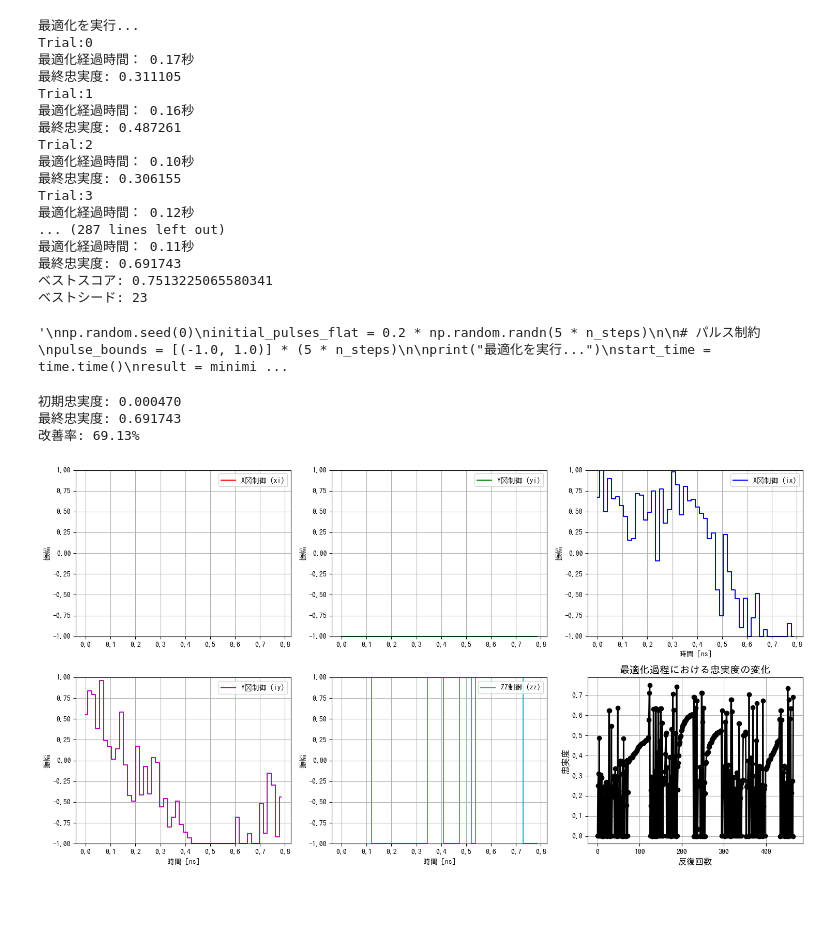
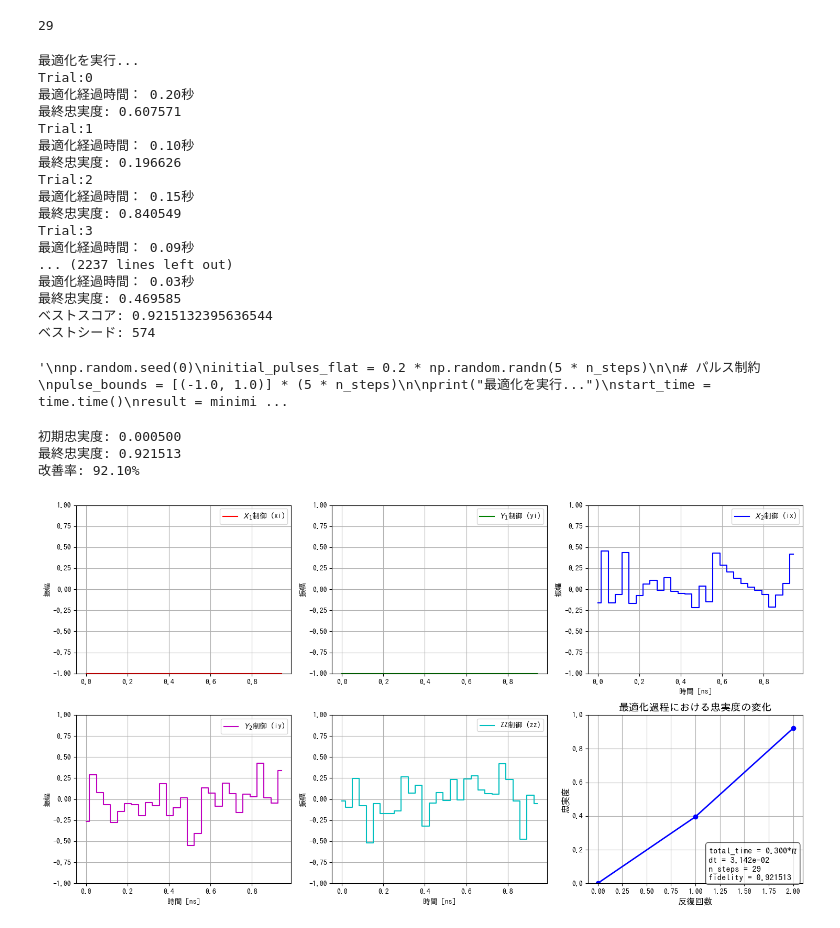
Before and after one commit to IsseiMatsuzoe/QOC-Baseline, a Jupyter notebook: GRAPE_2Q.ipynb, the cells around one changed output. Cells and saved outputs as stored; diff of their text form; code cells hidden in the pictures; blank space fills up the shorter version.

Commit message:
GRAPE_Example.ipynbとGRAPE_twoQubit.ipynbを削除し、GRAPE_2Q.ipynbおよびGRAPE_singleQubit.ipynbのシミュレーションパラメータを修正。最適化経過時間と忠実度の出力を改善し、最適化プロセスの結果表示を強化しました。また、requirements.txtにtqdmとpandasを追加しました。

```diff
--- a/GRAPE_2Q.ipynb
+++ b/GRAPE_2Q.ipynb
@@ -9,9 +9,15 @@ matplotlib.font_manager.fontManager.addfont("fonts/ipag.ttf")
 matplotlib.rcParams['font.family'] = 'IPAGothic'
 # %%
 # シミュレーションパラメータ
-total_time = 0.25*np.pi # ns
-n_steps = 50 #時間スライス数
+total_time = 0.3*np.pi # ns
+"""
+n_steps = 100 #時間スライス数
 dt = total_time / n_steps #スライス幅
+"""
+
+dt = np.pi * 1e-2
+n_steps = int(total_time / dt )
+print(n_steps)
 
 # パウリ行列
 sx = np.array([[0, 1], [1, 0]], dtype=np.complex128)
@@ -24,7 +30,7 @@ xi = np.kron(sx, identity)
 yi = np.kron(sy, identity)
 ix = np.kron(identity, sx)
 iy = np.kron(identity, sy)
-zz = np.kron(sz, sz)
+zz = np.kron(sx, sx)
 
 # 状態
 down = np.array([[0], [1]], dtype=np.complex128)  # |1⟩
@@ -33,6 +39,8 @@ up = np.array([[1], [0]], dtype=np.complex128)    # |0⟩
 # ハミルトニアン
 H_controls = [xi, yi, ix, iy, zz]
 H_drift =  np.kron(np.zeros((2, 2), dtype=np.complex128), np.zeros((2, 2), dtype=np.complex128))
+# %% [output]
+29
 # %%
 initial_state = np.kron(up, up)
 target_state = np.kron(down, up)
@@ -132,8 +140,9 @@ def callback_func(x):
 # %%
 # シミュレーションの実行
 # 初期パルス
-num_trials = 100
+num_trials = 750
 seed_list = range(num_trials)
+history_per_trial = []
 results =[]
 print("最適化を実行...")
 for seed in seed_list:
@@ -144,6 +153,7 @@ for seed in seed_list:
     pulse_bounds = [(-1.0, 1.0)] * (5 * n_steps)
 
     print(f"Trial:{seed}")
+    history = []
     start_time = time.time()
     result = minimize(
         grape_cost_and_grad,
@@ -159,6 +169,7 @@ for seed in seed_list:
     final_fidelity = history[-1] if history else 0
     print(f"最終忠実度: {final_fidelity:.6f}")
     results.append(result)
+    history_per_trial.append({"Trial": seed, "history": history.copy()})
 
 # ベストスコアのインデックスを取得
 best_idx = np.argmin([r.fun for r in results])
@@ -171,21 +182,21 @@ print(f"ベストシード: {best_seed}")
 # %% [output]
 最適化を実行...
 Trial:0
-最適化経過時間： 0.17秒
-最終忠実度: 0.311105
+最適化経過時間： 0.20秒
+最終忠実度: 0.607571
 Trial:1
-最適化経過時間： 0.16秒
-最終忠実度: 0.487261
+最適化経過時間： 0.10秒
+最終忠実度: 0.196626
 Trial:2
-最適化経過時間： 0.10秒
-最終忠実度: 0.306155
+最適化経過時間： 0.15秒
+最終忠実度: 0.840549
 Trial:3
-最適化経過時間： 0.12秒
-... (287 lines left out)
-最適化経過時間： 0.11秒
-最終忠実度: 0.691743
-ベストスコア: 0.7513225065580341
-ベストシード: 23
+最適化経過時間： 0.09秒
+... (2237 lines left out)
+最適化経過時間： 0.03秒
+最終忠実度: 0.469585
+ベストスコア: 0.9215132395636544
+ベストシード: 574
 # %%
 # シミュレーションの実行
 # 初期パルス
@@ -215,6 +226,8 @@ print(f"最適化経過時間： {end_time - start_time:.2f}秒")
 '\nnp.random.seed(0)\ninitial_pulses_flat = 0.2 * np.random.randn(5 * n_steps)\n\n# パルス制約\npulse_bounds = [(-1.0, 1.0)] * (5 * n_steps)\n\nprint("最適化を実行...")\nstart_time = time.time()\nresult = minimi ...
 # %%
 # 最適化されたパルスを取得
+result = best_result
+best_history = history_per_trial[best_idx]["history"]
 optimized_pulses = [
     result.x[:n_steps],
     result.x[n_steps:2*n_steps],
@@ -224,8 +237,8 @@ optimized_pulses = [
 ]
 
 # 初期値から最終値までの改善を表示
-initial_fidelity = history[0] if history else 0
-final_fidelity = history[-1] if history else 0
+initial_fidelity = best_history[0] if history else 0
+final_fidelity = best_history[-1] if history else 0
 print(f"初期忠実度: {initial_fidelity:.6f}")
 print(f"最終忠実度: {final_fidelity:.6f}")
 print(f"改善率: {(final_fidelity - initial_fidelity) * 100:.2f}%")
@@ -235,41 +248,49 @@ time_grid = np.linspace(0, total_time, n_steps)
 fig = plt.figure(figsize=(15,8))
 
 # 5つのコントロールパルスを表示
-control_labels = ['X₁制御 (xi)', 'Y₁制御 (yi)', 'X₂制御 (ix)', 'Y₂制御 (iy)', 'ZZ制御 (zz)']
+control_labels = ['$X_{1}$制御 (xi)', '$Y_{1}$制御 (yi)', '$X_{2}$制御 (ix)', '$Y_{2}$制御 (iy)', 'ZZ制御 (zz)']
 colors = ['r', 'g', 'b', 'm', 'c']
 
 # 左側に最適化されたパルスのサブプロット（2行2列）
 for i in range(4):
     ax = plt.subplot(2, 3, i+1)
     ax.step(time_grid, optimized_pulses[i], f'{colors[i]}-', where='mid', label=control_labels[i])
     ax.set_ylabel('振幅')
     ax.set_ylim(pulse_bounds[0])
     ax.legend()
     ax.grid(True)
     if i >= 2:  # 下の行のプロットには時間軸ラベルを追加
         ax.set_xlabel('時間 [ns]')
 
 # ZZ制御用の追加プロット
 ax5 = plt.subplot(2, 3, 5)
 ax5.step(time_grid, optimized_pulses[4], f'{colors[4]}-', where='mid', label=control_labels[4])
 ax5.set_ylabel('振幅')
 ax5.set_xlabel('時間 [ns]')
 ax5.set_ylim(pulse_bounds[0])
 ax5.legend()
 ax5.grid(True)
 
 # 右側に忠実度履歴のサブプロット
 ax_fidelity = plt.subplot(2, 3, 6)
-ax_fidelity.plot(history, 'o-k', linewidth=2)
+ax_fidelity.plot(best_history, 'o-b', linewidth=2)
 ax_fidelity.set_xlabel('反復回数', fontsize=12)
 ax_fidelity.set_ylabel('忠実度', fontsize=12)
+ax_fidelity.set_ylim(0,1)
 ax_fidelity.set_title('最適化過程における忠実度の変化', fontsize=14)
 ax_fidelity.grid(True)
 
+# 追加情報を注釈として表示
+info_text = f"total_time = {total_time/np.pi:.3f}$*\pi$\ndt = {dt:.3e}\nn_steps = {n_steps}\nfidelity = {final_fidelity:.6}"
+# (0.05, 0.95)はグラフ内の左上付近（座標は0~1の相対値）
+ax_fidelity.text(0.56, 0.22, info_text, transform=ax_fidelity.transAxes,
+         fontsize=12, verticalalignment='top',
+         bbox=dict(boxstyle='round', facecolor='white', alpha=0.7))
+
 plt.tight_layout()
 plt.show()
 # %% [output]
-初期忠実度: 0.000470
-最終忠実度: 0.691743
-改善率: 69.13%
+初期忠実度: 0.000500
+最終忠実度: 0.921513
+改善率: 92.10%
-[figure, old version]
+[figure, new version]
```
Also changed, not shown: 7 other files.
